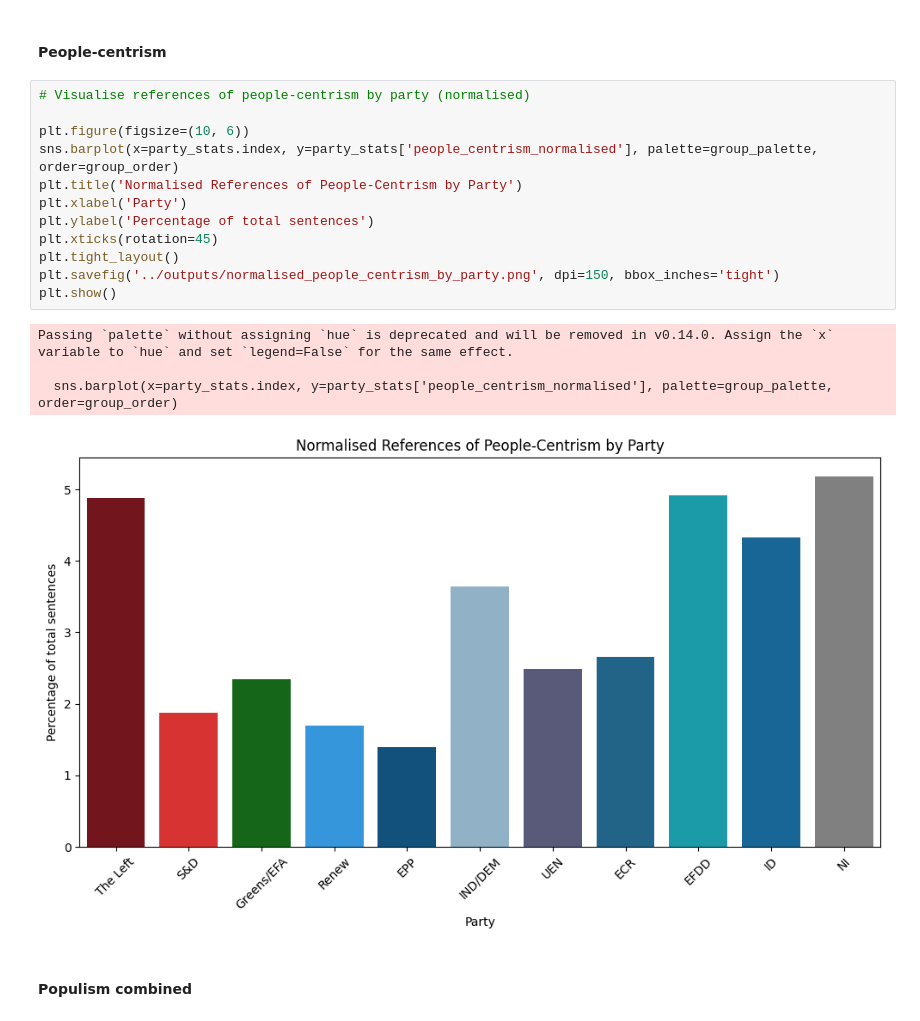
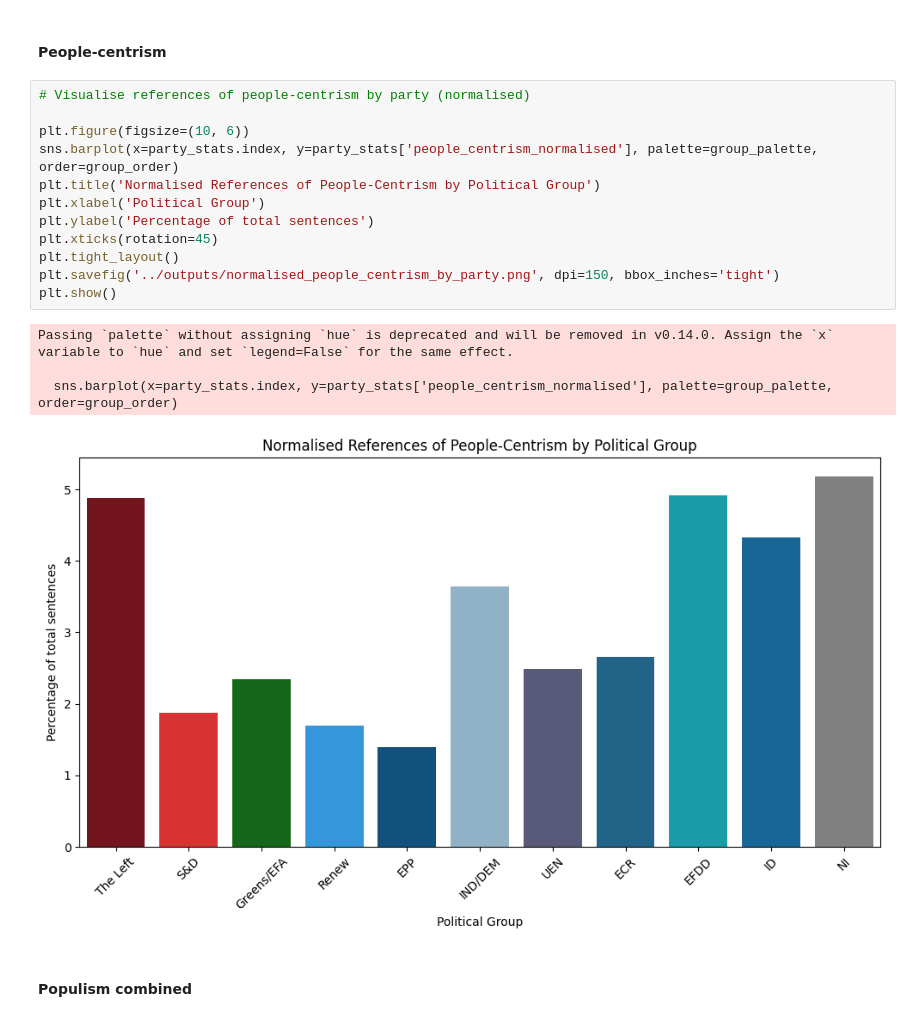
Before and after one commit to gransera/ep_populism_classification, a Jupyter notebook: notebooks/03_analysis_populism_dimensions.ipynb, the cells around one changed output. Drawn from its saved outputs; the diff is of its cells as text.

```diff
--- a/notebooks/03_analysis_populism_dimensions.ipynb
+++ b/notebooks/03_analysis_populism_dimensions.ipynb
@@ -216,20 +223,20 @@ Passing `palette` without assigning `hue` is deprecated and will be removed in v
 # %%
 # Visualise references of people-centrism by party (normalised)
 
 plt.figure(figsize=(10, 6))
 sns.barplot(x=party_stats.index, y=party_stats['people_centrism_normalised'], palette=group_palette, order=group_order)
-plt.title('Normalised References of People-Centrism by Party')
-plt.xlabel('Party')
+plt.title('Normalised References of People-Centrism by Political Group')
+plt.xlabel('Political Group')
 plt.ylabel('Percentage of total sentences')
 plt.xticks(rotation=45)
 plt.tight_layout()
 plt.savefig('../outputs/normalised_people_centrism_by_party.png', dpi=150, bbox_inches='tight')
 plt.show()
 # %% [output]
 Passing `palette` without assigning `hue` is deprecated and will be removed in v0.14.0. Assign the `x` variable to `hue` and set `legend=False` for the same effect.
 
   sns.barplot(x=party_stats.index, y=party_stats['people_centrism_normalised'], palette=group_palette, order=group_order)
-[figure, old version]
+[figure, new version]
 # %% [markdown]
 #### Populism combined
 # %%
```
Also changed, not shown: parts of 4 cells of this notebook.
